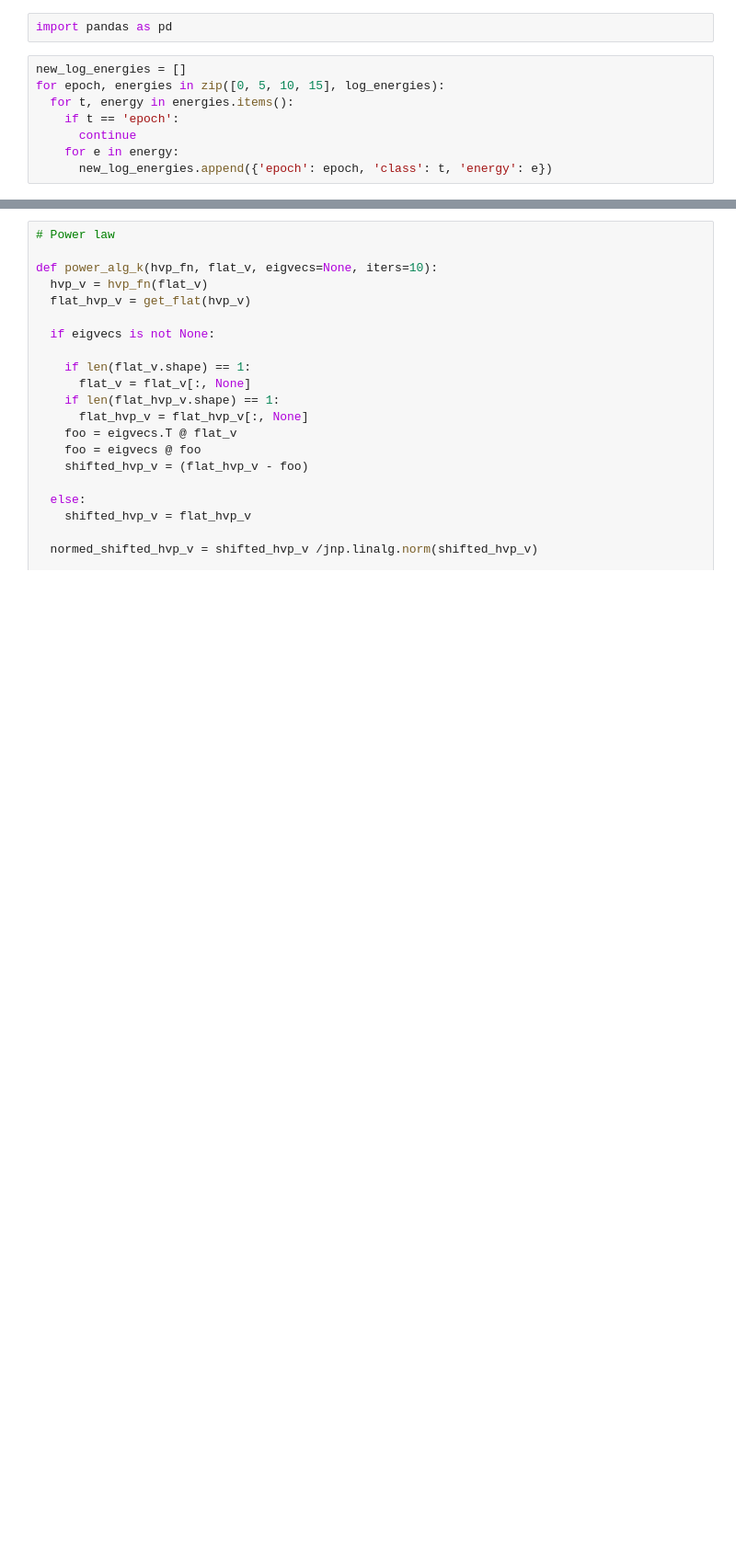
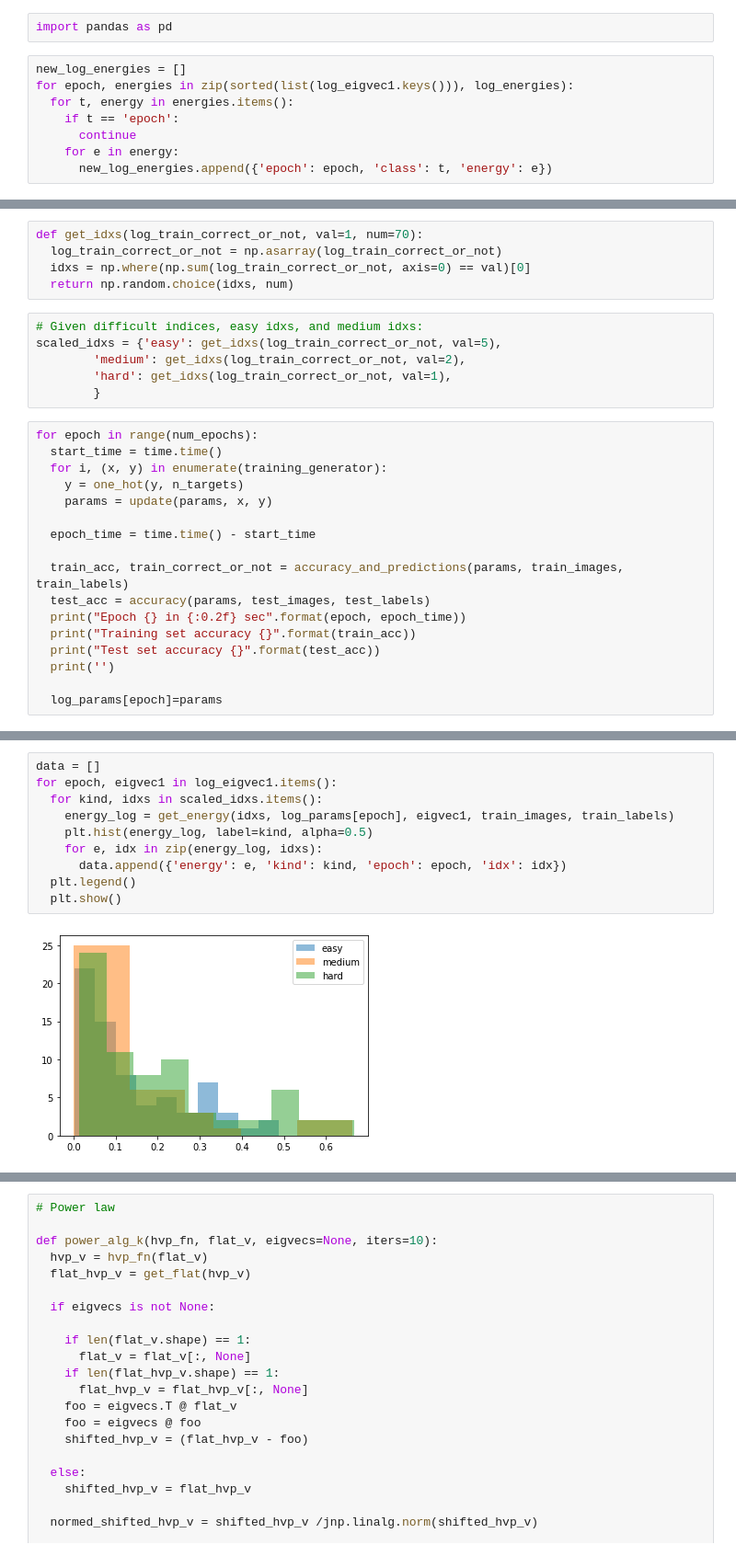
Before and after one commit to katelee168/opt, a Jupyter notebook: Jax_MNIST.ipynb, the cells around one changed output, grey strips where cells are left out. Shown at 92% size. Cells and saved outputs as stored; diff of their text form; blank space fills up the shorter version.

```diff
--- a/Jax_MNIST.ipynb
+++ b/Jax_MNIST.ipynb
@@ -430,7 +498,7 @@ NameError: ignored
 import pandas as pd
 # %%
 new_log_energies = []
-for epoch, energies in zip([0, 5, 10, 15], log_energies):
+for epoch, energies in zip(sorted(list(log_eigvec1.keys())), log_energies):
   for t, energy in energies.items():
     if t == 'epoch':
       continue
@@ -444,0 +581,28 @@ sns.violinplot(x='class', y='energy', hue='epoch', data=df)
+# %%
+def get_idxs(log_train_correct_or_not, val=1, num=70):
+  log_train_correct_or_not = np.asarray(log_train_correct_or_not)
+  idxs = np.where(np.sum(log_train_correct_or_not, axis=0) == val)[0]
+  return np.random.choice(idxs, num)
+# %%
+# Given difficult indices, easy idxs, and medium idxs:
+scaled_idxs = {'easy': get_idxs(log_train_correct_or_not, val=5),
+        'medium': get_idxs(log_train_correct_or_not, val=2),
+        'hard': get_idxs(log_train_correct_or_not, val=1),
+        }
+# %%
+for epoch in range(num_epochs):
+  start_time = time.time()
+  for i, (x, y) in enumerate(training_generator):
+    y = one_hot(y, n_targets)
+    params = update(params, x, y)
+
+  epoch_time = time.time() - start_time
+
+  train_acc, train_correct_or_not = accuracy_and_predictions(params, train_images, train_labels)
+  test_acc = accuracy(params, test_images, test_labels)
+  print("Epoch {} in {:0.2f} sec".format(epoch, epoch_time))
+  print("Training set accuracy {}".format(train_acc))
+  print("Test set accuracy {}".format(test_acc))
+  print('')
+
+  log_params[epoch]=params
@@ -444,0 +627,12 @@ sns.violinplot(x='class', y='energy', hue='epoch', data=df)
+# %%
+data = []
+for epoch, eigvec1 in log_eigvec1.items():
+  for kind, idxs in scaled_idxs.items():
+    energy_log = get_energy(idxs, log_params[epoch], eigvec1, train_images, train_labels)
+    plt.hist(energy_log, label=kind, alpha=0.5)
+    for e, idx in zip(energy_log, idxs):
+      data.append({'energy': e, 'kind': kind, 'epoch': epoch, 'idx': idx})
+  plt.legend()
+  plt.show()
+# %% [output]
+[figure, added]
```
Also changed, not shown: parts of 17 cells of this notebook.
